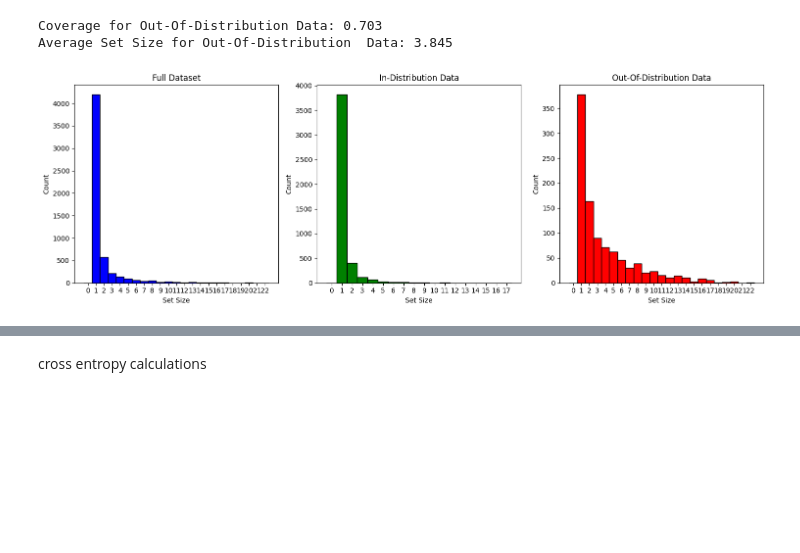
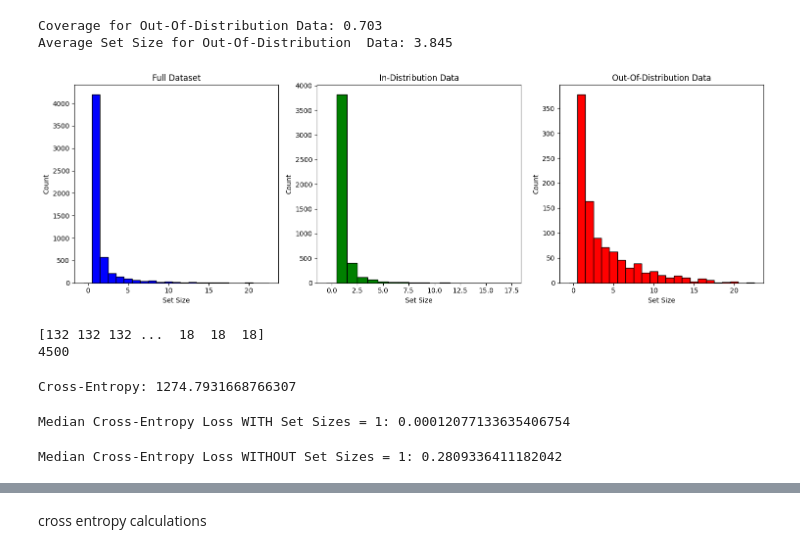
Before and after one commit to negarkamali/OOS, a Jupyter notebook: Intent_classification_conforml_prediction.ipynb, the cells around one changed output, grey strips where cells are left out. Drawn from its saved outputs; the diff is of its cells as text; code cells hidden in the pictures; blank space fills up the shorter version.

Commit message:
fixed cross-entropy

```diff
--- a/Intent_classification_conforml_prediction.ipynb
+++ b/Intent_classification_conforml_prediction.ipynb
@@ -509,34 +507,85 @@ Average Set Size for Out-Of-Distribution  Data: 3.845
 # %%
 # Count the number of True values for each set
 true_counts_full = np.sum(y_ps_scoreComb, axis=1)
 true_counts_in = np.sum(y_ps_scoreIn, axis=1)
 true_counts_out = np.sum(y_ps_scoreOOD, axis=1)
 
 # Create subplots
 fig, axs = plt.subplots(1, 3, figsize=(15, 5))  # 1 row, 3 columns for side by side histograms
 
 # Histogram for the full dataset
 axs[0].hist(true_counts_full, bins=range(int(max(true_counts_full)) + 2), edgecolor='black', align='left', color='blue')
 axs[0].set_title('Full Dataset')
 axs[0].set_xlabel('Set Size')
 axs[0].set_ylabel('Count')
-axs[0].set_xticks(range(int(max(true_counts_full)) + 1))
+# axs[0].set_xticks(range(int(max(true_counts_full)) + 1))
 
 # Histogram for the in-distribution data
 axs[1].hist(true_counts_in, bins=range(int(max(true_counts_in)) + 2), edgecolor='black', align='left', color='green')
 axs[1].set_title('In-Distribution Data')
 axs[1].set_xlabel('Set Size')
 axs[1].set_ylabel('Count')
-axs[1].set_xticks(range(int(max(true_counts_in)) + 1))
+# axs[1].set_xticks(range(int(max(true_counts_in)) + 1))
 
 # Histogram for the out-of-distribution data
 axs[2].hist(true_counts_out, bins=range(int(max(true_counts_out)) + 2), edgecolor='black', align='left', color='red')
 axs[2].set_title('Out-Of-Distribution Data')
 axs[2].set_xlabel('Set Size')
 axs[2].set_ylabel('Count')
-axs[2].set_xticks(range(int(max(true_counts_out)) + 1))
+# axs[2].set_xticks(range(int(max(true_counts_out)) + 1))
 
 plt.tight_layout()
 plt.show()
 # %% [output]
-[figure, old version]
+[figure, new version]
+# %%
+X_in_combined = np.vstack([X_test_is])
+y_in_combined = y_test_is
+y_in_combined_numpy = np.array(y_in_combined)
+print(y_in_combined_numpy)
+print(len(y_in_combined_numpy))
+
+# Number of classes
+num_classes = np.max(y_in_combined_numpy) + 1  # Assuming labels start from 0
+
+# One-hot encode each label
+p_x = np.eye(num_classes)[y_in_combined_numpy]
+
+q_x = model_MLP.predict_proba(X_in_combined)
+# %% [output]
+[132 132 132 ...  18  18  18]
+4500
+# %%
+# Example data (replace with actual data)
+# Let's assume there are 3 classes, and the true class is the second one
+# p_x = np.array([0, 1, 0])  # One-hot encoded true label
+# q_x = np.array([0.1, 0.7, 0.2])  # Predicted probabilities from the classifier
+
+# Ensure probabilities are not exactly 0 to avoid log(0)
+epsilon = 1e-10
+q_x = np.clip(q_x, epsilon, 1. - epsilon)
+
+# Compute cross-entropy
+cross_entropy = -np.sum(p_x * np.log(q_x))
+print("Cross-Entropy:", cross_entropy)
+# %% [output]
+Cross-Entropy: 1274.7931668766307
+# %%
+cross_entropy_losses = -np.sum(p_x * np.log(q_x), axis=1)
+
+# Determine the threshold for categorizing difficulty
+median_loss = np.median(cross_entropy_losses)
+print(f"Median Cross-Entropy Loss WITH Set Sizes = 1: {median_loss}")
+# %% [output]
+Median Cross-Entropy Loss WITH Set Sizes = 1: 0.00012077133635406754
+# %%
+# Find all indices where at least 2 True values appear
+indices = [index for index, row in enumerate(y_ps_scoreIn) if np.sum(row) >= 2]
+
+filtered_losses = cross_entropy_losses[indices]
+
+# Determine the threshold for categorizing difficulty
+filtered_median_loss = np.median(filtered_losses)
+print(f"Median Cross-Entropy Loss WITHOUT Set Sizes = 1: {filtered_median_loss}")
+# %% [output]
+Median Cross-Entropy Loss WITHOUT Set Sizes = 1: 0.2809336411182042
```
Also changed, not shown: parts of 20 cells of this notebook.
